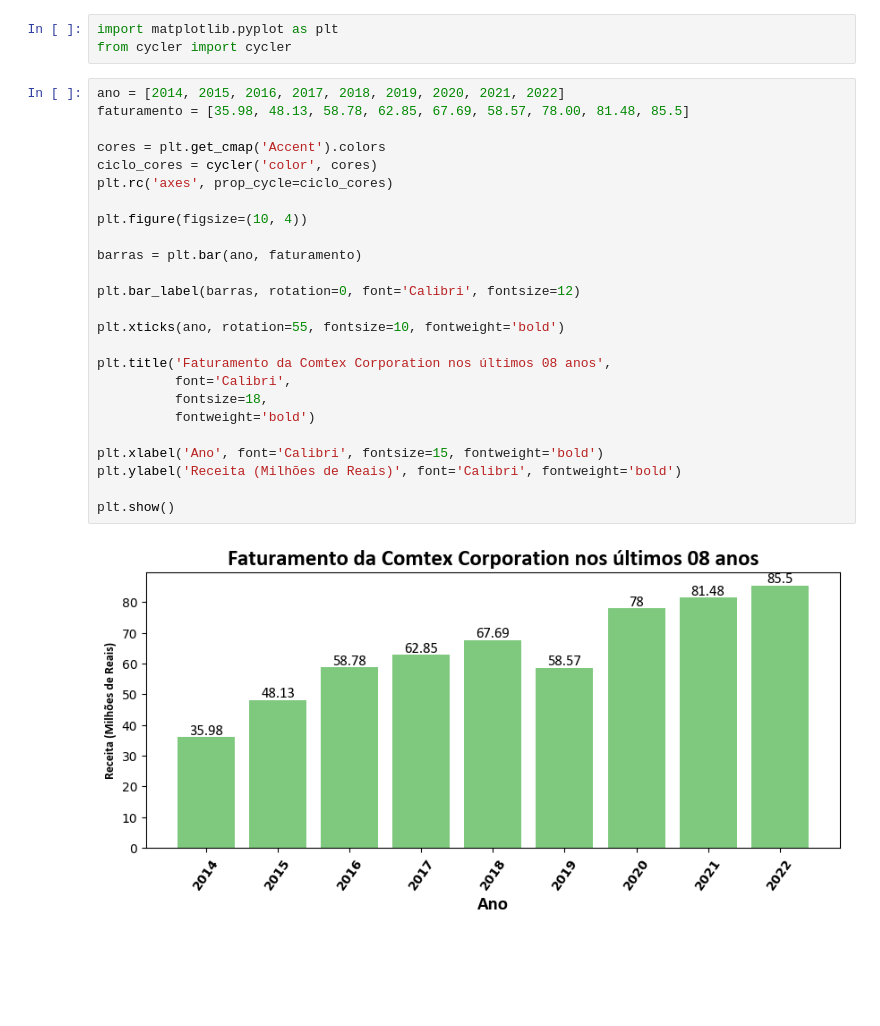
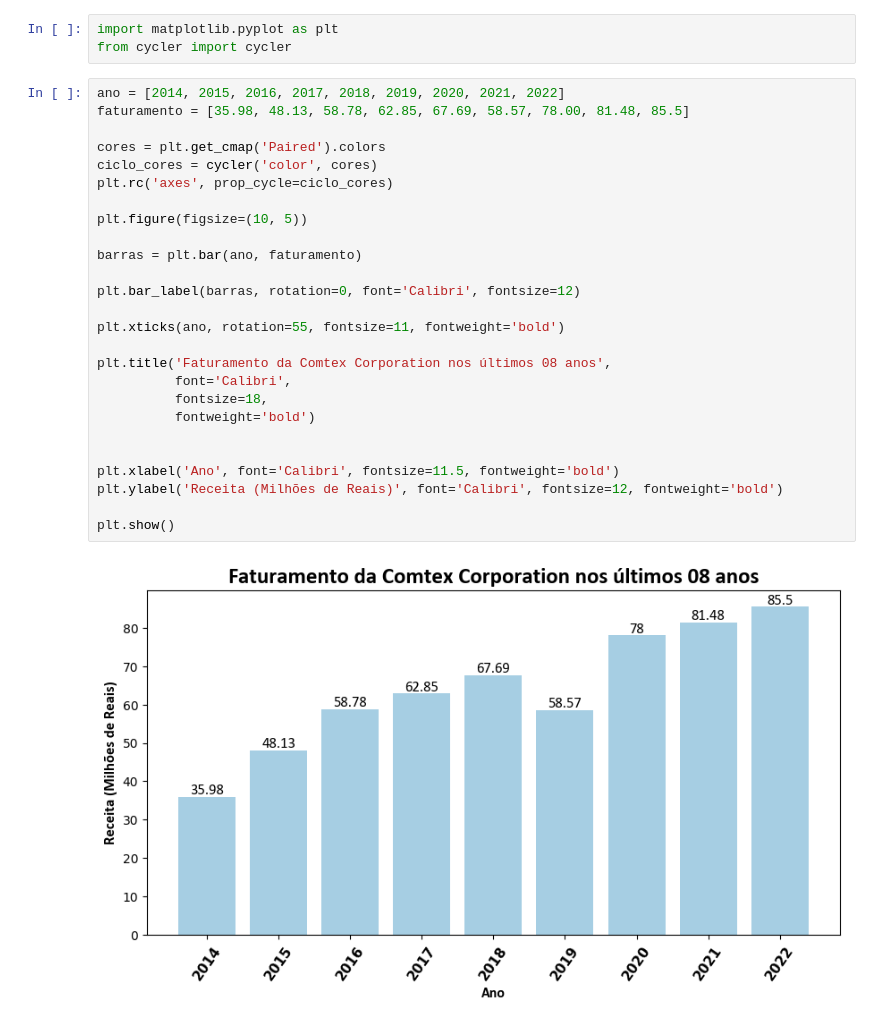
Before and after one commit to fernandomsarnin/Matplotlib-Examples, a Jupyter notebook: Matplotlib_Graphcs/graphc_barras.ipynb, the cells around one changed output. Cells and saved outputs as stored; diff of their text form; blank space fills up the shorter version.

```diff
--- a/Matplotlib_Graphcs/graphc_barras.ipynb
+++ b/Matplotlib_Graphcs/graphc_barras.ipynb
@@ -6,27 +6,28 @@ from cycler import cycler
 # %%
 ano = [2014, 2015, 2016, 2017, 2018, 2019, 2020, 2021, 2022]
 faturamento = [35.98, 48.13, 58.78, 62.85, 67.69, 58.57, 78.00, 81.48, 85.5]
 
-cores = plt.get_cmap('Accent').colors
+cores = plt.get_cmap('Paired').colors
 ciclo_cores = cycler('color', cores)
 plt.rc('axes', prop_cycle=ciclo_cores)
 
-plt.figure(figsize=(10, 4))
+plt.figure(figsize=(10, 5))
 
 barras = plt.bar(ano, faturamento)
 
 plt.bar_label(barras, rotation=0, font='Calibri', fontsize=12)
 
-plt.xticks(ano, rotation=55, fontsize=10, fontweight='bold')
+plt.xticks(ano, rotation=55, fontsize=11, fontweight='bold')
 
 plt.title('Faturamento da Comtex Corporation nos últimos 08 anos',
           font='Calibri',
           fontsize=18,
           fontweight='bold')
 
-plt.xlabel('Ano', font='Calibri', fontsize=15, fontweight='bold')
-plt.ylabel('Receita (Milhões de Reais)', font='Calibri', fontweight='bold')
+
+plt.xlabel('Ano', font='Calibri', fontsize=11.5, fontweight='bold')
+plt.ylabel('Receita (Milhões de Reais)', font='Calibri', fontsize=12, fontweight='bold')
 
 plt.show()
 # %% [output]
-[figure, old version]
+[figure, new version]
```
